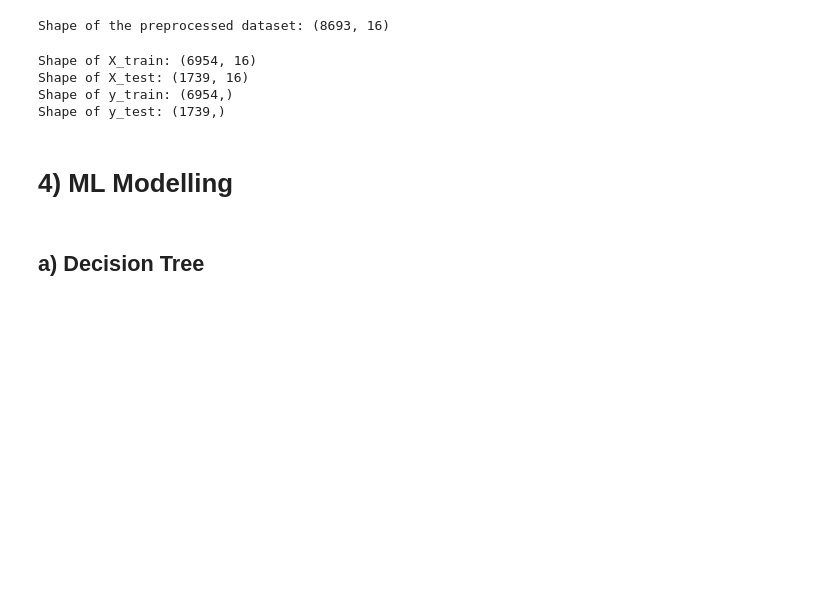
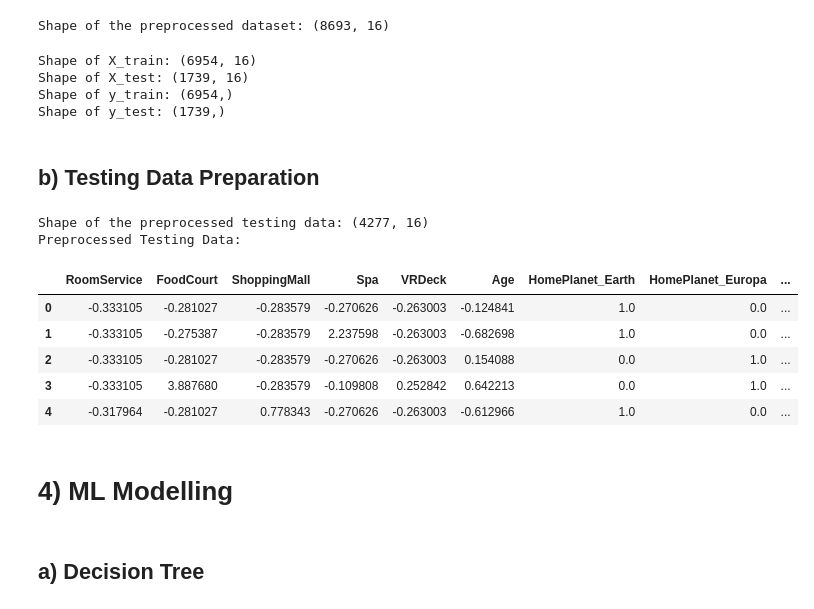
Before and after one commit to musahussain1/Assignment-2-Spaceship-Titanic, a Jupyter notebook: Spaceship Titanic Modeling Code.ipynb, the cells around one changed output. Saved outputs shown, nothing was run; the diff lists cells and outputs as text; code cells hidden in the pictures; blank space fills up the shorter version.

Commit message:
Added Preparation of testing data

```diff
--- a/Spaceship Titanic Modeling Code.ipynb
+++ b/Spaceship Titanic Modeling Code.ipynb
@@ -600,7 +602,6 @@ Name: Age, dtype: float64
 # %%
 # Dropping cabin as it has a lot of values
 training_data.drop("Cabin", axis=1, inplace=True)
-testing_data.drop("Cabin", axis=1, inplace=True)
 # %%
 # Checking null values
 training_data.isnull().sum()
@@ -690,6 +691,33 @@ Shape of X_train: (6954, 16)
 Shape of X_test: (1739, 16)
 Shape of y_train: (6954,)
 Shape of y_test: (1739,)
+# %% [markdown]
+## b) Testing Data Preparation
+# %%
+# Dropping irrelavant columns
+X_test_data = testing_data.drop(columns=['PassengerId', 'Name', "Cabin"])
+
+# Preprocessing data
+X_test_preprocessed = preprocessor.transform(X_test_data)
+# %%
+# Printing the shape of the preprocessed testing data
+print(f"Shape of the preprocessed testing data: {X_test_preprocessed.shape}")
+
+# Dataframe
+preprocessed_columns = numeric_features + list(preprocessor.named_transformers_['cat']['onehot'].get_feature_names_out(categorical_features))
+X_test_preprocessed_df = pd.DataFrame(X_test_preprocessed, columns=preprocessed_columns)
+
+print("Preprocessed Testing Data:")
+X_test_preprocessed_df.head()
+# %% [output]
+Shape of the preprocessed testing data: (4277, 16)
+Preprocessed Testing Data:
+|  | RoomService | FoodCourt | ShoppingMall | Spa | VRDeck | Age | HomePlanet_Earth | HomePlanet_Europa | ... |
+| 0 | -0.333105 | -0.281027 | -0.283579 | -0.270626 | -0.263003 | -0.124841 | 1.0 | 0.0 | ... |
+| 1 | -0.333105 | -0.275387 | -0.283579 | 2.237598 | -0.263003 | -0.682698 | 1.0 | 0.0 | ... |
+| 2 | -0.333105 | -0.281027 | -0.283579 | -0.270626 | -0.263003 | 0.154088 | 0.0 | 1.0 | ... |
+| 3 | -0.333105 | 3.887680 | -0.283579 | -0.109808 | 0.252842 | 0.642213 | 0.0 | 1.0 | ... |
+| 4 | -0.317964 | -0.281027 | 0.778343 | -0.270626 | -0.263003 | -0.612966 | 1.0 | 0.0 | ... |
 # %% [markdown]
 # 4) ML Modelling
 # %%
```
Also changed, not shown: parts of 5 cells of this notebook.
